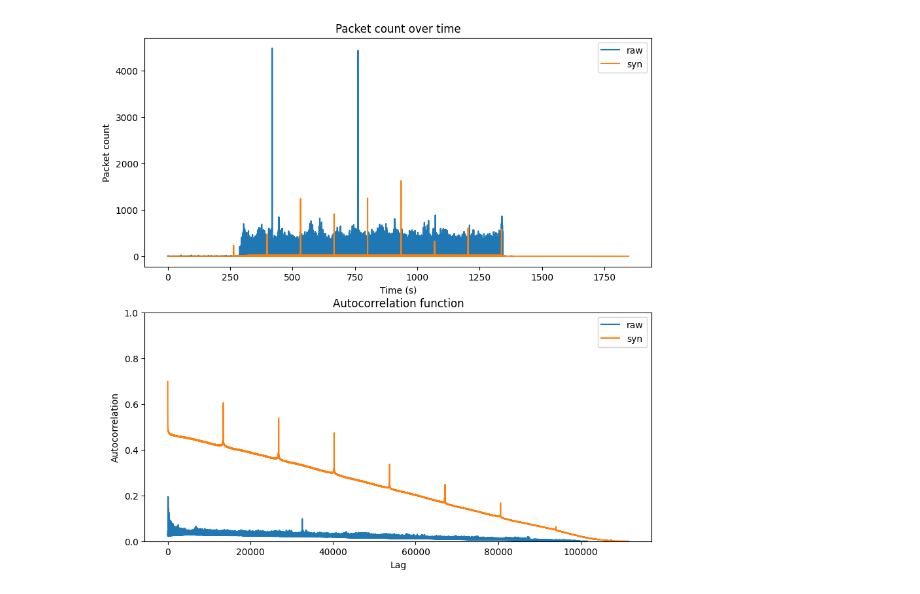
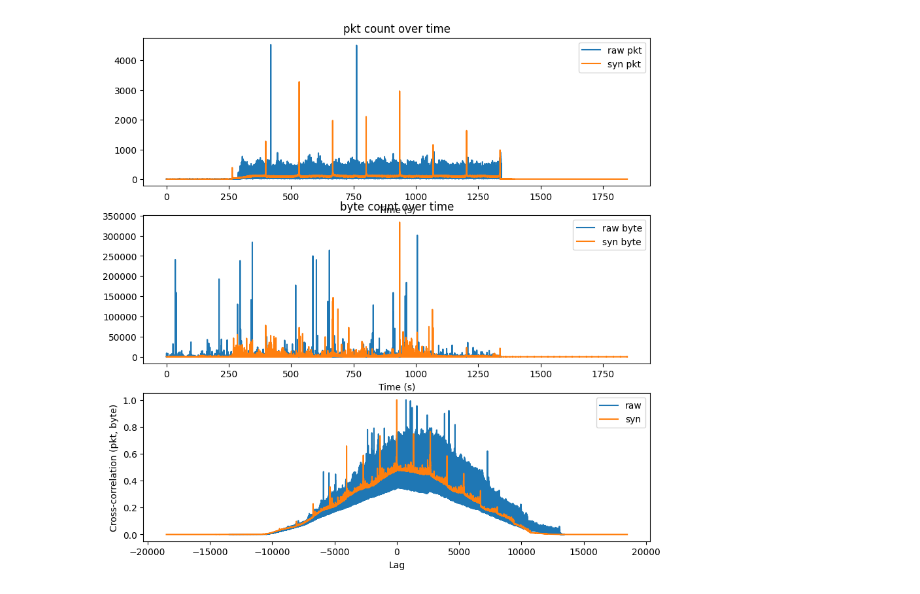
Before and after one commit to Xinyu-Li-123/Network_Traffic_Analysis, a Jupyter notebook: example.ipynb, the cells around one changed output. Drawn from its saved outputs; the diff is of its cells as text; code cells hidden in the pictures.

```diff
--- a/example.ipynb
+++ b/example.ipynb
@@ -33,70 +56,53 @@ IndexError: index 0 is out of bounds for axis 0 with size 0
 # %%
-def pkt_count_cmp(time_unit_exp=1):
-    dataset = "ugr16"
+def pkt_byte_corr_cmp(dataset, time_unit_exp=1):
     filename = "raw.csv"
 
     # Load the data
     df = data.load_data(dataset, filename, verbose=False)
+    total_duration = df["time"].max()
 
     # Compute the packet counts and its hurst exponent
-    timestamps, timeseries = stats.pkt_count(df, time_unit_exp)
+    timestamps, pkt_counts = stats.pkt_count(df, time_unit_exp, total_duration, all_unit=True)
+    timestamps, byte_counts = stats.byte_count(df, time_unit_exp, total_duration, all_unit=True)
 
-    # hurst = stats.hurst(packet_counts)
+    cross_corr = stats.cross_corr(pkt_counts, byte_counts)
 
-    # ts = np.random.normal(0, 1, 10000)
-    ts = timeseries
-    print(ts[:10])
+    fig, axes = plt.subplots(3, 1, figsize=(10, 10))
 
-    acf = stats.autocorr(ts)
-    print(f"Autocorrelation function: {acf[:20]}")
-    print(f"Autocorrelation function: {acf[-20:]}")
+    axes[0].plot(timestamps, pkt_counts, label="raw pkt")
+    axes[0].set_xlabel("Time (s)")
+    axes[0].set_title("pkt count over time")
 
-    hurst = stats.hurst(ts)
-    print(f"Hurst exponent: {hurst}")
+    axes[1].plot(timestamps, byte_counts, label="raw byte")
+    axes[1].set_xlabel("Time (s)")
+    axes[1].set_title("byte count over time")
 
-    fig, axes = plt.subplots(2, 1, figsize=(10, 10))
-    axes[0].plot(timestamps, timeseries, label="raw")
-    axes[0].set_xlabel("Time (s)")
-    axes[0].set_ylabel("Packet count")
-    axes[0].set_title("Packet count over time")
-
-    axes[1].plot(acf, label="raw")
-    axes[1].set_xlabel("Lag")
-    axes[1].set_ylabel("Autocorrelation")
-    axes[1].set_title("Autocorrelation function")
+    axes[2].plot(np.arange(len(cross_corr))-len(cross_corr)//2, cross_corr, label="raw")
+    axes[2].set_xlabel("Lag")
+    axes[2].set_ylabel("Cross-correlation (pkt, byte)")
 
 
-    dataset = "ugr16"
     filename = "syn.csv"
-
     # Load the data
     df = data.load_data(dataset, filename, verbose=False)
+    total_duration = df["time"].max()
 
     # Compute the packet counts and its hurst exponent
-    timestamps, timeseries = stats.pkt_count(df, time_unit_exp)
+    timestamps, pkt_counts = stats.pkt_count(df, time_unit_exp, total_duration, all_unit=True)
+    timestamps, byte_counts = stats.byte_count(df, time_unit_exp, total_duration, all_unit=True)
+    cross_corr = stats.cross_corr(pkt_counts, byte_counts)
 
-    # hurst = stats.hurst(packet_counts)
+    axes[0].plot(timestamps, pkt_counts, label="syn pkt")
+    axes[0].legend()
 
-    # ts = np.random.normal(0, 1, 10000)
-    ts = timeseries
-    print(ts[:10])
-
-    acf = stats.autocorr(ts)
-    print(f"Autocorrelation function: {acf[:20]}")
-    print(f"Autocorrelation function: {acf[-20:]}")
-
-    hurst = stats.hurst(ts)
-    print(f"Hurst exponent: {hurst}")
-
-    axes[0].plot(timestamps, timeseries, label="syn")
-    axes[0].legend()
-    axes[1].plot(acf, label="syn")
+    axes[1].plot(timestamps, byte_counts, label="syn byte")
     axes[1].legend()
 
-    axes[1].set_ylim(0, 1)
+    axes[2].plot(np.arange(len(cross_corr))-len(cross_corr)//2, cross_corr, label="syn")
+    axes[2].legend()
 
-    plt.show()
+    # axes[2].set_ylim(-1, 1)
 
-pkt_count_cmp(time_unit_exp=-2)
+pkt_byte_corr_cmp("ugr16", time_unit_exp=-1)
 # %% [output]
 Loading data from:
@@ -119 +128 @@ Hurst exponent: 0.026972294745103053
-[figure, old version]
+[figure, new version]
```
Also changed, not shown: parts of 5 cells of this notebook, 5 other files.
